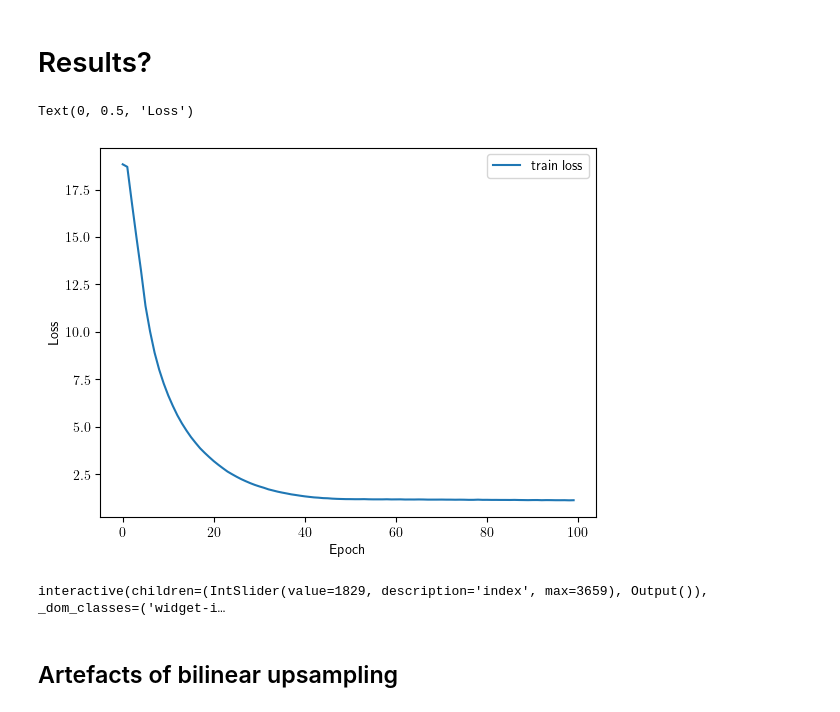
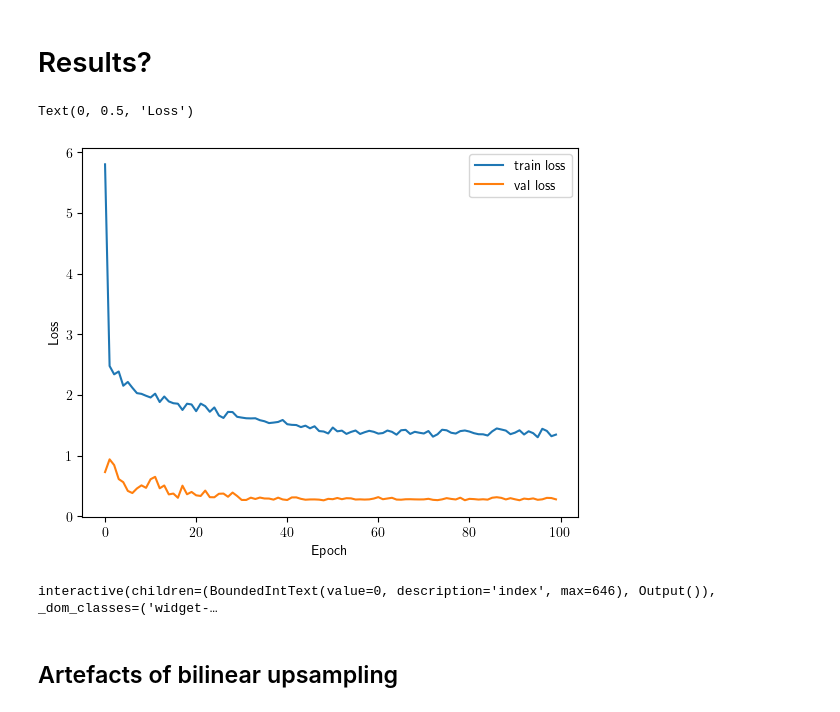
Before and after one commit to Whojo/Autonomous-Navigation-Offroad-by-traversability-analysis, a Jupyter notebook: src/semantic_segmentation/training.ipynb, the cells around one changed output. Drawn from its saved outputs; the diff is of its cells as text; code cells hidden in the pictures.

Commit message:
Improved visualization and small speed up

```diff
--- a/src/semantic_segmentation/training.ipynb
+++ b/src/semantic_segmentation/training.ipynb
@@ -131,7 +133,7 @@ def train(model, train_loader, optimizer, device):
         x = x.to(device)
         y = y.to(device)
 
-        optimizer.zero_grad()
+        optimizer.zero_grad(set_to_none=True)
         y_pred = model(x)
         loss = criterion(y_pred, y)
         loss.backward()
@@ -176,7 +178,5 @@ def train_model(config, model):
         val_loss_list.append(val_loss)
 
     return train_loss_list, val_loss_list
-# %%
-train_model(config, model)
 # %%
 train_loss_list, val_loss_list = train_model(config, model)
@@ -191,19 +195,23 @@ model.load_state_dict(weights)
 # Results?
 # %%
 plt.plot(train_loss_list, label="train loss")
-# plt.plot(val_loss_list, label="val loss")
+plt.plot(val_loss_list, label="val loss")
 plt.legend()
 plt.xlabel("Epoch")
 plt.ylabel("Loss")
 # %% [output]
 Text(0, 0.5, 'Loss')
-[figure, old version]
+[figure, new version]
 # %%
-visualization_set = train_set
+whole_image_dataset = (
+    PROJECT_PATH / "datasets/Distillation dataset/dataset_distillation_all"
+)
+
+visualization_set = test_set
 
 
-@interact
-def visualize_prediction(index: int = (0, len(visualization_set) - 1)):
+@interact(index=BoundedIntText(0, min=0, max=len(visualization_set) - 1))
+def visualize_prediction(index):
     model.eval()
     with torch.no_grad():
         image, target = visualization_set[index]
@@ -215,34 +223,30 @@ def visualize_prediction(index: int = (0, len(visualization_set) - 1)):
     test_index = visualization_set.indexes[index]
     whole_image_path = config.dataset_dir / f"images/{test_index:05d}.png"
     whole_image = plt.imread(whole_image_path)
-    top_height = floor(
-        output.shape[0] / (1 - TOP_UNUSED_ROWS) * TOP_UNUSED_ROWS
+    output = output.squeeze().cpu().numpy()
+    top_height = (
+        floor(output.shape[0] / (1 - TOP_UNUSED_ROWS)) - output.shape[0]
     )
-
     axes[0].imshow(whole_image)
     axes[0].imshow(whole_image)
     axes[0].axhline(top_height, linestyle="dotted", color="red")
     axes[0].axis("off")
     axes[0].set_title("Source Image")
 
-    axes[1].imshow(
-        target.squeeze().cpu().numpy(), cmap="hot_r", vmin=2, vmax=6
-    )
-    axes[1].set_title("Target")
+    axes[1].imshow(target.squeeze().numpy(), cmap="hot_r", vmin=2, vmax=6)
+    axes[1].set_title("Target (SAM Pipeline)")
     axes[1].axis("off")
-    colorbar = axes[2].imshow(
-        output.squeeze().cpu().numpy(), cmap="hot_r", vmin=2, vmax=6
-    )
-    axes[2].set_title("Predicted Result")
+
+    colorbar = axes[2].imshow(output, cmap="hot_r", vmin=2, vmax=6)
+    axes[2].set_title("Predicted Result (distillation)")
     axes[2].axis("off")
 
     plt.colorbar(colorbar, ax=axes, shrink=0.5, location="bottom")
 
     whole_target = np.load(
-        config.dataset_dir / f"targets/{test_index:05d}.npy"
+        whole_image_dataset / f"targets/{test_index:05d}.npy"
     )
 
-    output = output.squeeze().cpu().numpy()
     top_half = np.zeros((top_height, output.shape[1]))
     whole_output = np.vstack((top_half, output))
 
@@ -252,18 +256,19 @@ def visualize_prediction(index: int = (0, len(visualization_set) - 1)):
         mode="reflect",
         anti_aliasing=True,
     )
+    axes[3].imshow(whole_target)
 
     costmap_target = downsample_to_grid(whole_target)
     costmap_output = downsample_to_grid(whole_output)
 
     axes[3].imshow(costmap_target, cmap="hot_r", vmin=2, vmax=6)
-    axes[3].set_title("Target Costmap")
+    axes[3].set_title("Target Costmap\n(i.e. SAM Pipeline)")
     axes[3].axis("off")
     axes[4].imshow(costmap_output, cmap="hot_r", vmin=2, vmax=6)
-    axes[4].set_title("Predicted Costmap")
+    axes[4].set_title("Predicted Costmap\n(i.e. distillation)")
     axes[4].axis("off")
 # %% [output]
-interactive(children=(IntSlider(value=1829, description='index', max=3659), Output()), _dom_classes=('widget-i…
+interactive(children=(BoundedIntText(value=0, description='index', max=646), Output()), _dom_classes=('widget-…
 # %% [markdown]
 ## Artefacts of bilinear upsampling
 # %%
```
Also changed, not shown: parts of 9 cells of this notebook.
